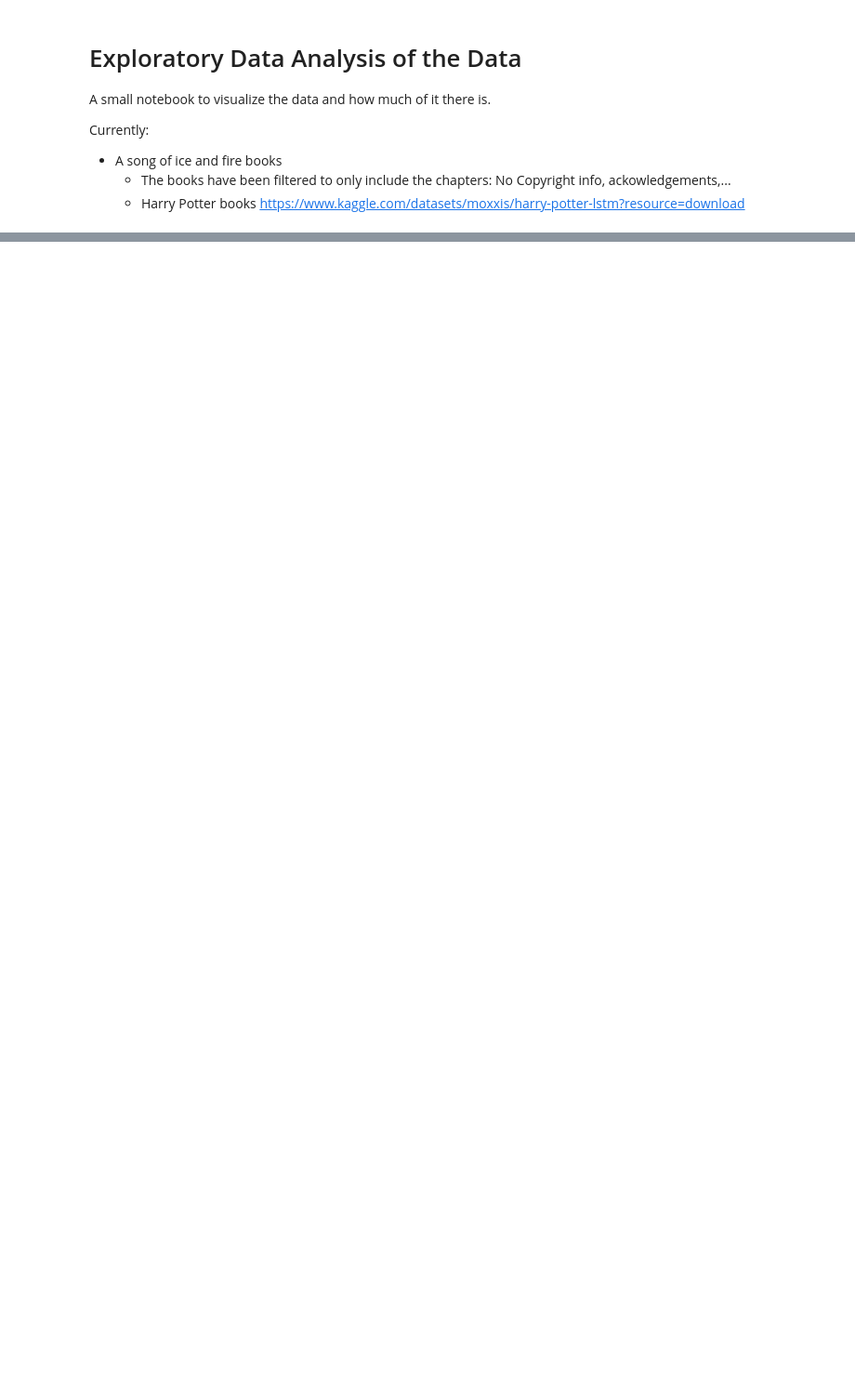
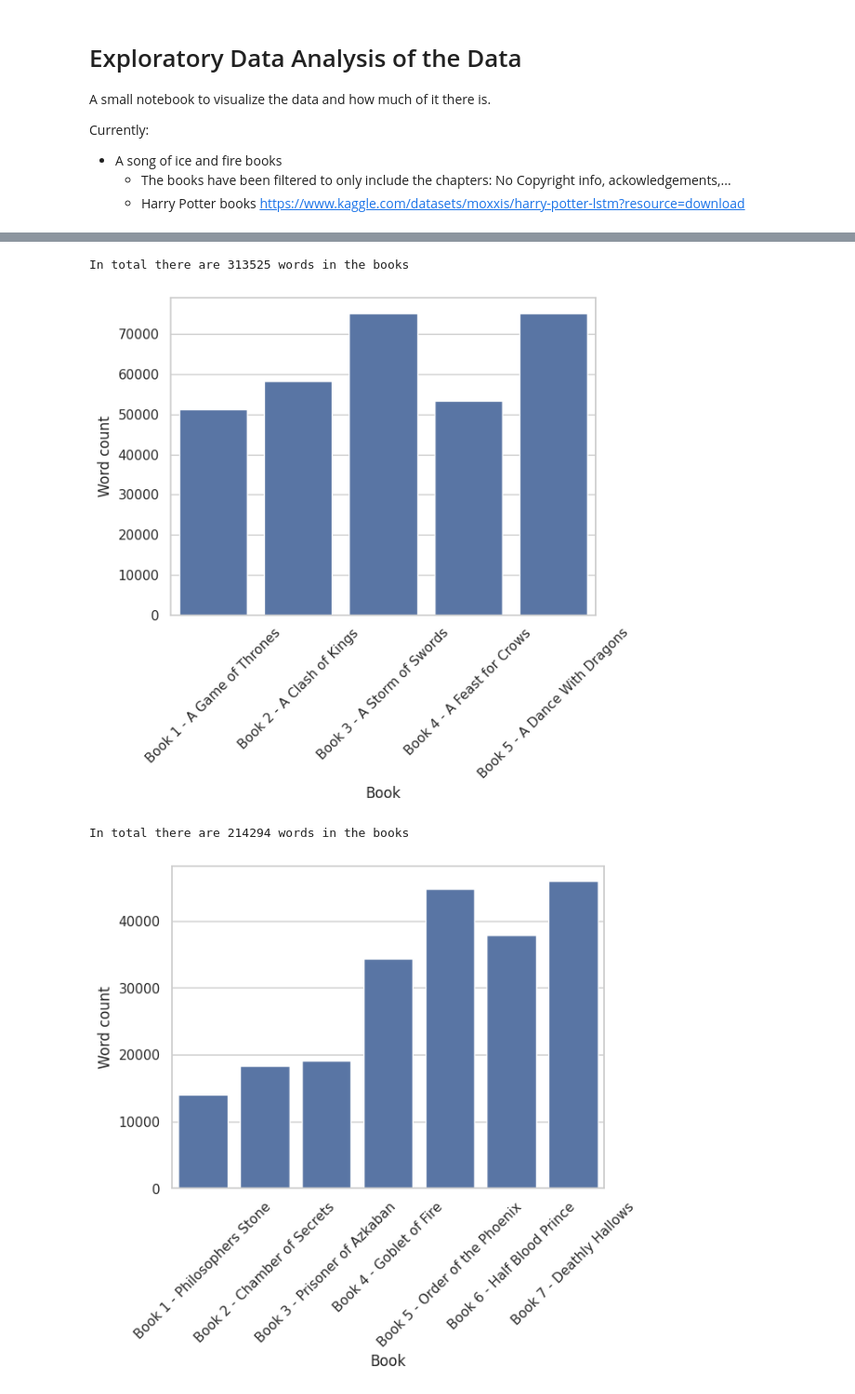
Before and after one commit to UL-FRI-NLP-2023-2024/ul-fri-nlp-course-project-iota, a Jupyter notebook: data/code/EDA.ipynb, the cells around one changed output, grey strips where cells are left out. Shown at 93% size. Drawn from its saved outputs; the diff is of its cells as text; code cells hidden in the pictures; blank space fills up the shorter version.

```diff
--- a/data/code/EDA.ipynb
+++ b/data/code/EDA.ipynb
@@ -48,0 +50,8 @@ In total there are 1087549 words in the Harry Potter books
+# %%
+word_count("asoif", "summaries")
+word_count("hp", "summaries")
+# %% [output]
+In total there are 313525 words in the books
+[figure, added]
+In total there are 214294 words in the books
+[figure, added]
```
Also changed, not shown: parts of 5 cells of this notebook, 7 other files.
